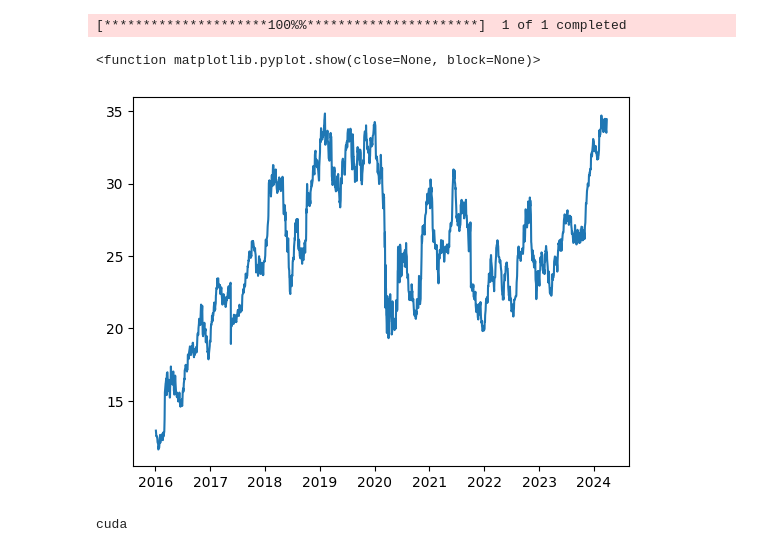
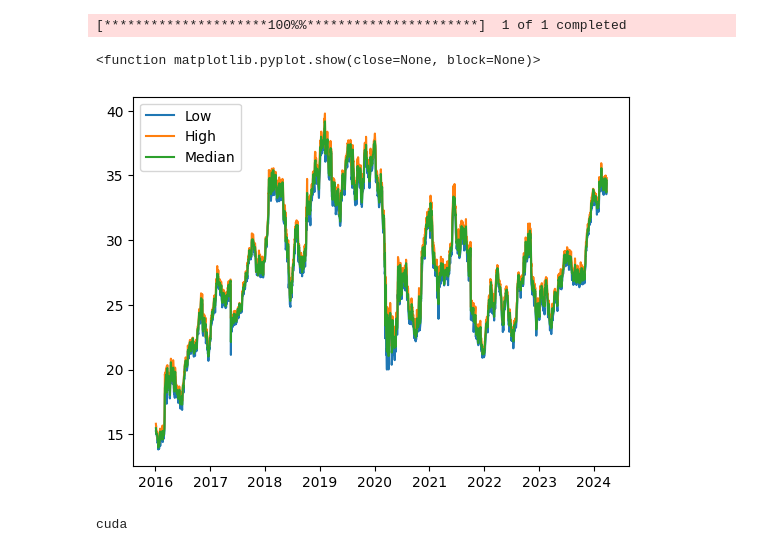
Before and after one commit to NelsonFSP/Forecast_prediction, a Jupyter notebook: app.ipynb, the cells around one changed output. Cells and saved outputs as stored; diff of their text form; code cells hidden in the pictures.

```diff
--- a/app.ipynb
+++ b/app.ipynb
@@ -16,12 +14,16 @@ df_reduced = yf.download('ITUB4.SA', start="2016-01-01", end="2024-03-31")
 # %%
 #Ordenando valores por data
 df_reduced = df_reduced.sort_values(by='Date')
-#Calculando a média entre alta e baixa e atribuindo a coluna median
-df_reduced['Median'] = df_reduced[['Open','Adj Close']].mean(axis=1)
+
+#Calculando a mediana entre abertura e fechamento e atribuindo a coluna median
+df_reduced['Median'] = df_reduced[['Open','Close']].median(axis=1)
 # %%
 #Gerando gráfico da média de preços da ação
-plt.plot(df_reduced['Median'])
+plt.plot(df_reduced['Low'], label = 'Low')
+plt.plot(df_reduced['High'], label = 'High')
+plt.plot(df_reduced['Median'], label = 'Median')
+plt.legend()
 plt.show
 # %% [output]
 <function matplotlib.pyplot.show(close=None, block=None)>
-[figure, old version]
+[figure, new version]
```
Also changed, not shown: parts of 13 cells of this notebook, 1 other file.
